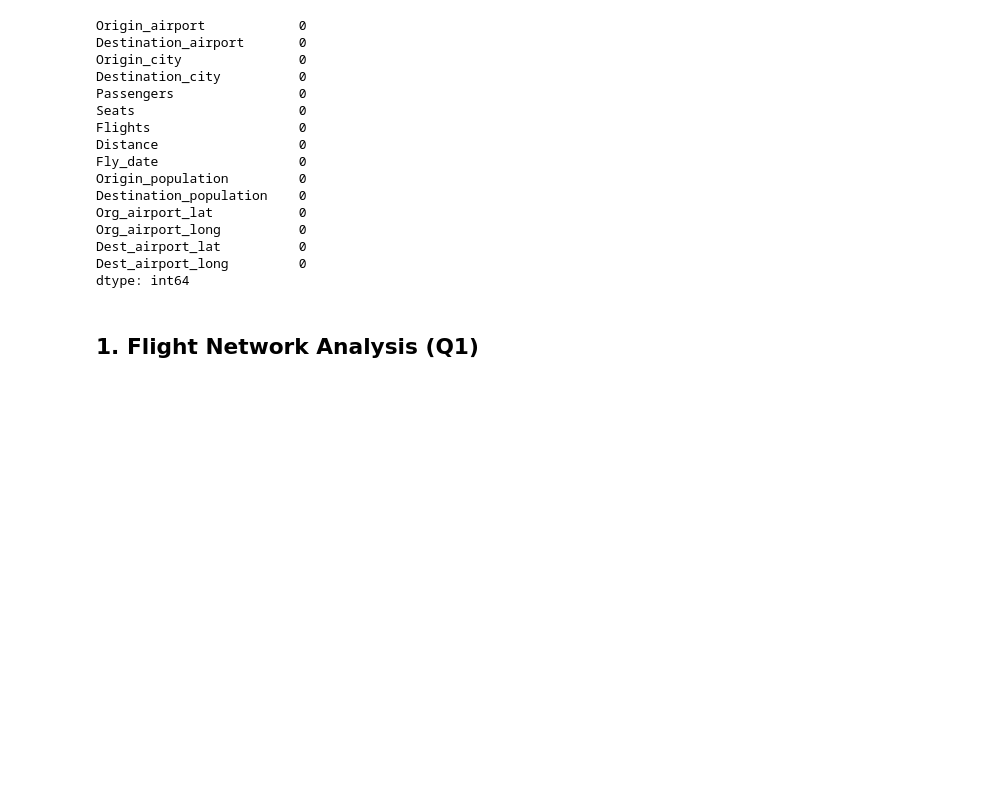
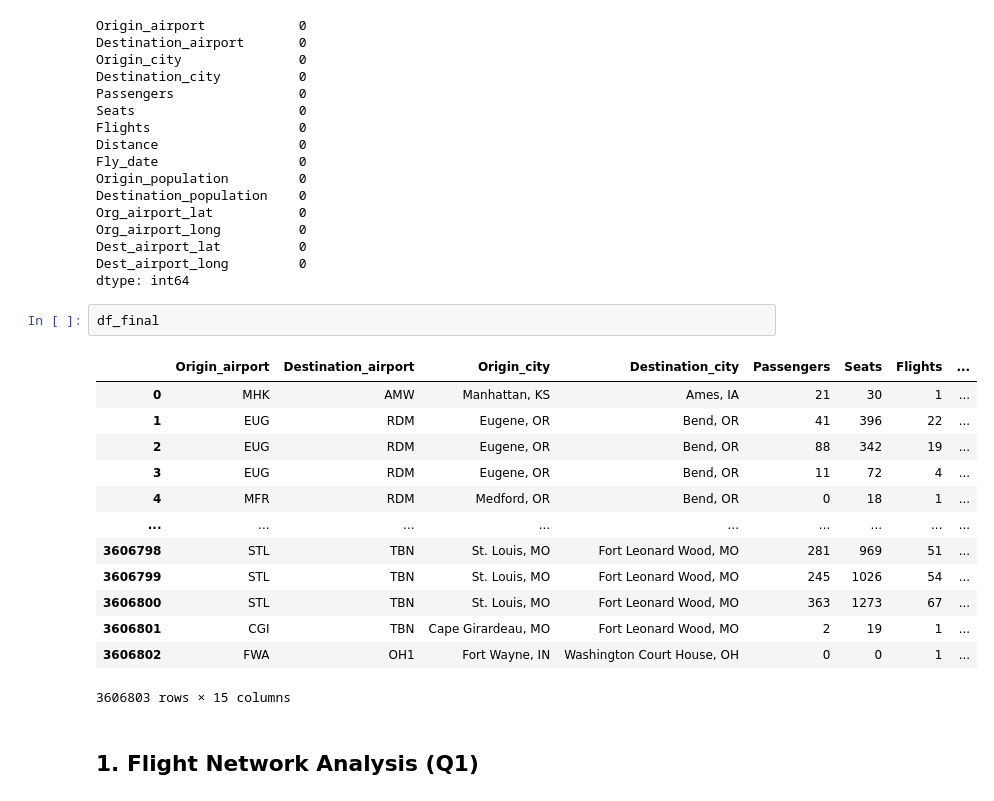
Before and after one commit to LinCannn/ADM-HW5, a Jupyter notebook: ADM_H5.ipynb, the cells around one changed output. Cells and saved outputs as stored; diff of their text form; blank space fills up the shorter version.

```diff
--- a/ADM_H5.ipynb
+++ b/ADM_H5.ipynb
@@ -114,6 +114,22 @@ Org_airport_long          0
 Dest_airport_lat          0
 Dest_airport_long         0
 dtype: int64
+# %%
+df_final
+# %% [output]
+|  | Origin_airport | Destination_airport | Origin_city | Destination_city | Passengers | Seats | Flights | ... |
+| 0 | MHK | AMW | Manhattan, KS | Ames, IA | 21 | 30 | 1 | ... |
+| 1 | EUG | RDM | Eugene, OR | Bend, OR | 41 | 396 | 22 | ... |
+| 2 | EUG | RDM | Eugene, OR | Bend, OR | 88 | 342 | 19 | ... |
+| 3 | EUG | RDM | Eugene, OR | Bend, OR | 11 | 72 | 4 | ... |
+| 4 | MFR | RDM | Medford, OR | Bend, OR | 0 | 18 | 1 | ... |
+| ... | ... | ... | ... | ... | ... | ... | ... | ... |
+| 3606798 | STL | TBN | St. Louis, MO | Fort Leonard Wood, MO | 281 | 969 | 51 | ... |
+| 3606799 | STL | TBN | St. Louis, MO | Fort Leonard Wood, MO | 245 | 1026 | 54 | ... |
+| 3606800 | STL | TBN | St. Louis, MO | Fort Leonard Wood, MO | 363 | 1273 | 67 | ... |
+| 3606801 | CGI | TBN | Cape Girardeau, MO | Fort Leonard Wood, MO | 2 | 19 | 1 | ... |
+| 3606802 | FWA | OH1 | Fort Wayne, IN | Washington Court House, OH | 0 | 0 | 1 | ... |
+3606803 rows × 15 columns
 # %% [markdown]
 ## 1. Flight Network Analysis (Q1)
 # %% [markdown]
```
Also changed, not shown: parts of 8 cells of this notebook.
